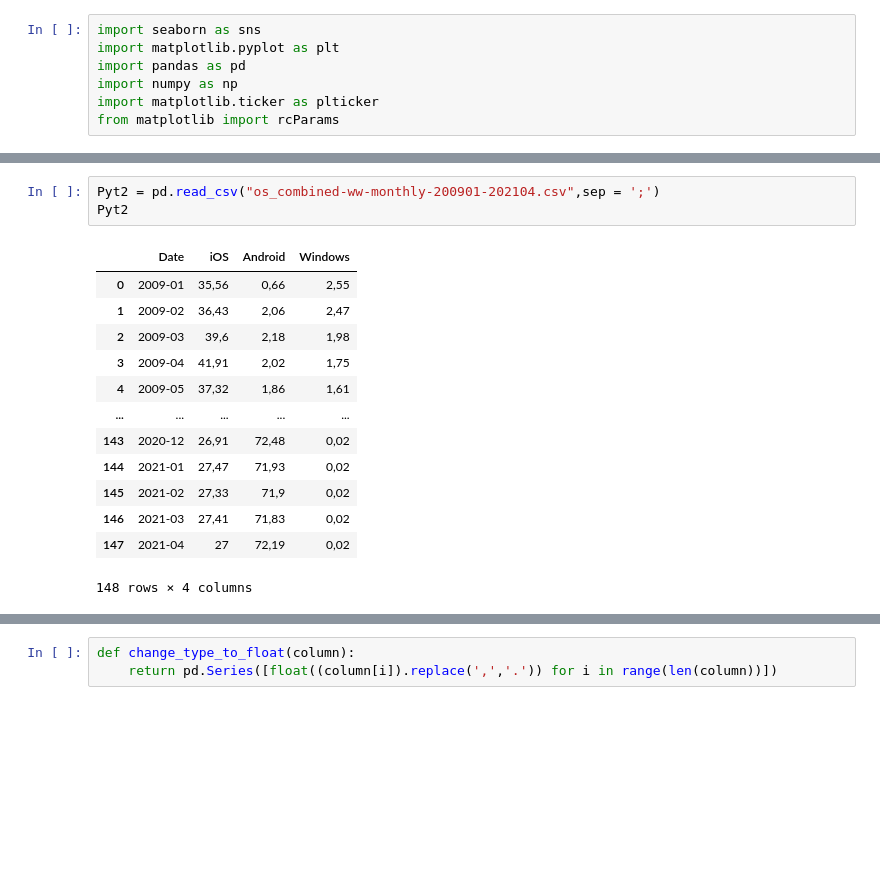
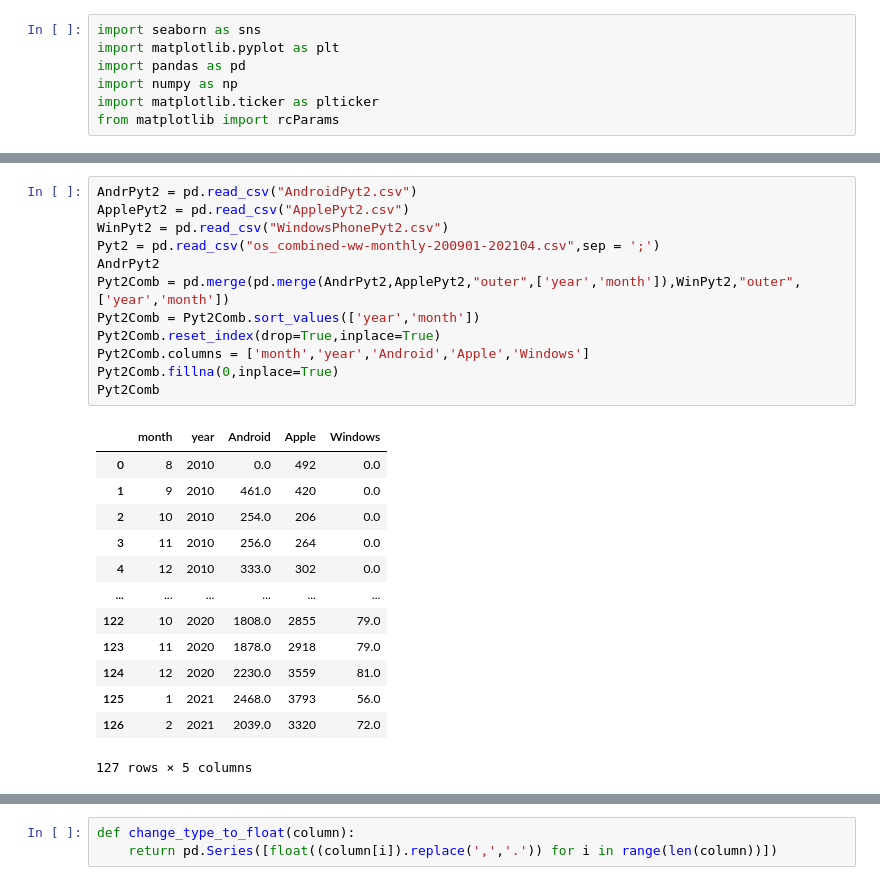
Before and after one commit to alexmal01/PDU_Proj3, a Jupyter notebook: Data Visualization.ipynb, the cells around one changed output, grey strips where cells are left out. Drawn from its saved outputs; the diff is of its cells as text; blank space fills up the shorter version.

```diff
--- a/Data Visualization.ipynb
+++ b/Data Visualization.ipynb
@@ -33,17 +68,26 @@ draw_lineplot_ex1(Win1,"win_ex1")
 # %%
+AndrPyt2 = pd.read_csv("AndroidPyt2.csv")
+ApplePyt2 = pd.read_csv("ApplePyt2.csv")
+WinPyt2 = pd.read_csv("WindowsPhonePyt2.csv")
 Pyt2 = pd.read_csv("os_combined-ww-monthly-200901-202104.csv",sep = ';')
-Pyt2
+AndrPyt2
+Pyt2Comb = pd.merge(pd.merge(AndrPyt2,ApplePyt2,"outer",['year','month']),WinPyt2,"outer",['year','month'])
+Pyt2Comb = Pyt2Comb.sort_values(['year','month'])
+Pyt2Comb.reset_index(drop=True,inplace=True)
+Pyt2Comb.columns = ['month','year','Android','Apple','Windows']
+Pyt2Comb.fillna(0,inplace=True)
+Pyt2Comb
 # %% [output]
-|  | Date | iOS | Android | Windows |
-| 0 | 2009-01 | 35,56 | 0,66 | 2,55 |
-| 1 | 2009-02 | 36,43 | 2,06 | 2,47 |
-| 2 | 2009-03 | 39,6 | 2,18 | 1,98 |
-| 3 | 2009-04 | 41,91 | 2,02 | 1,75 |
-| 4 | 2009-05 | 37,32 | 1,86 | 1,61 |
-| ... | ... | ... | ... | ... |
-| 143 | 2020-12 | 26,91 | 72,48 | 0,02 |
-| 144 | 2021-01 | 27,47 | 71,93 | 0,02 |
-| 145 | 2021-02 | 27,33 | 71,9 | 0,02 |
-| 146 | 2021-03 | 27,41 | 71,83 | 0,02 |
-| 147 | 2021-04 | 27 | 72,19 | 0,02 |
+|  | month | year | Android | Apple | Windows |
+| 0 | 8 | 2010 | 0.0 | 492 | 0.0 |
+| 1 | 9 | 2010 | 461.0 | 420 | 0.0 |
+| 2 | 10 | 2010 | 254.0 | 206 | 0.0 |
+| 3 | 11 | 2010 | 256.0 | 264 | 0.0 |
+| 4 | 12 | 2010 | 333.0 | 302 | 0.0 |
+| ... | ... | ... | ... | ... | ... |
+| 122 | 10 | 2020 | 1808.0 | 2855 | 79.0 |
+| 123 | 11 | 2020 | 1878.0 | 2918 | 79.0 |
+| 124 | 12 | 2020 | 2230.0 | 3559 | 81.0 |
+| 125 | 1 | 2021 | 2468.0 | 3793 | 56.0 |
+| 126 | 2 | 2021 | 2039.0 | 3320 | 72.0 |
-148 rows × 4 columns
+127 rows × 5 columns
```
Also changed, not shown: parts of 21 cells of this notebook, 2 other files.
